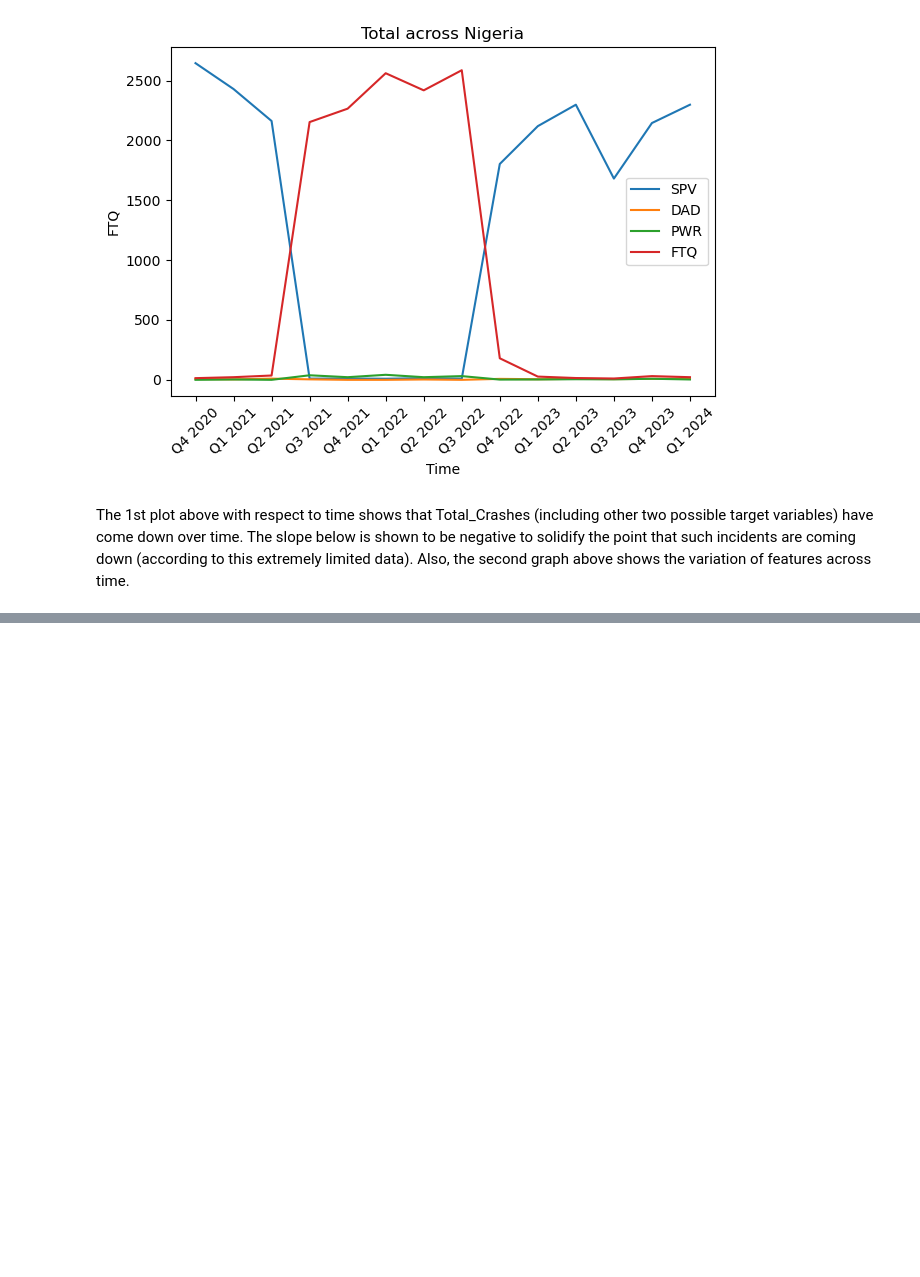
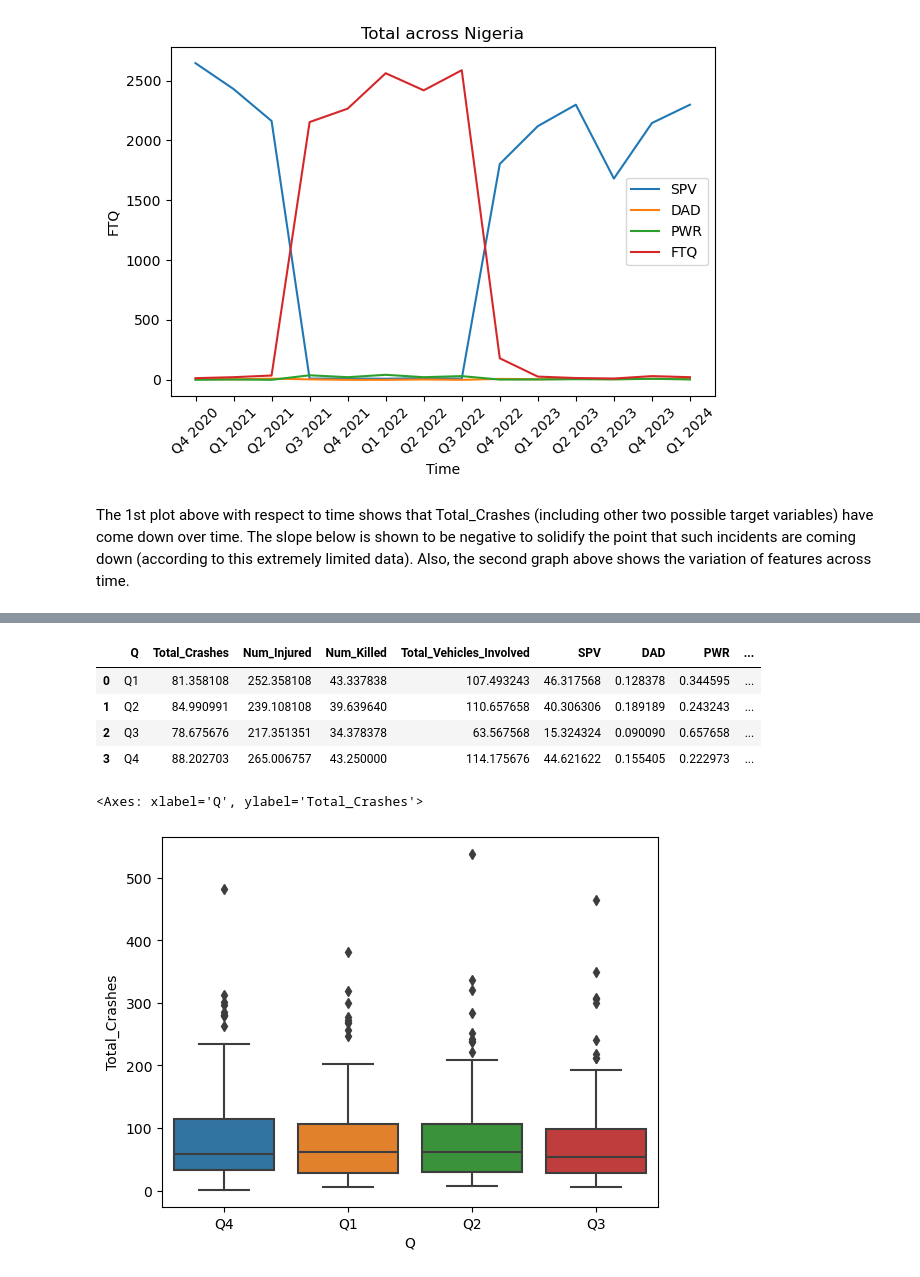
Before and after one commit to Anjani5G/kaggle_nigerian_crashes, a Jupyter notebook: src/code.ipynb, the cells around one changed output, grey strips where cells are left out. Drawn from its saved outputs; the diff is of its cells as text; code cells hidden in the pictures; blank space fills up the shorter version.

```diff
--- a/src/code.ipynb
+++ b/src/code.ipynb
@@ -173,0 +181,17 @@ Notes:
+# %%
+# boxplot
+
+df[['Q', 'Y']] = df['Quarter'].str.split(' ', n=1, expand=True)
+groups = df.groupby(by=['Q'])
+groups = groups.mean(numeric_only=True)
+groups.reset_index(inplace=True)
+display(groups)
+sns.boxplot(y='Total_Crashes',x='Q',data=df)
+# %% [output]
+|  | Q | Total_Crashes | Num_Injured | Num_Killed | Total_Vehicles_Involved | SPV | DAD | PWR | ... |
+| 0 | Q1 | 81.358108 | 252.358108 | 43.337838 | 107.493243 | 46.317568 | 0.128378 | 0.344595 | ... |
+| 1 | Q2 | 84.990991 | 239.108108 | 39.639640 | 110.657658 | 40.306306 | 0.189189 | 0.243243 | ... |
+| 2 | Q3 | 78.675676 | 217.351351 | 34.378378 | 63.567568 | 15.324324 | 0.090090 | 0.657658 | ... |
+| 3 | Q4 | 88.202703 | 265.006757 | 43.250000 | 114.175676 | 44.621622 | 0.155405 | 0.222973 | ... |
+<Axes: xlabel='Q', ylabel='Total_Crashes'>
+[figure, added]
```
Also changed, not shown: parts of 4 cells of this notebook.
